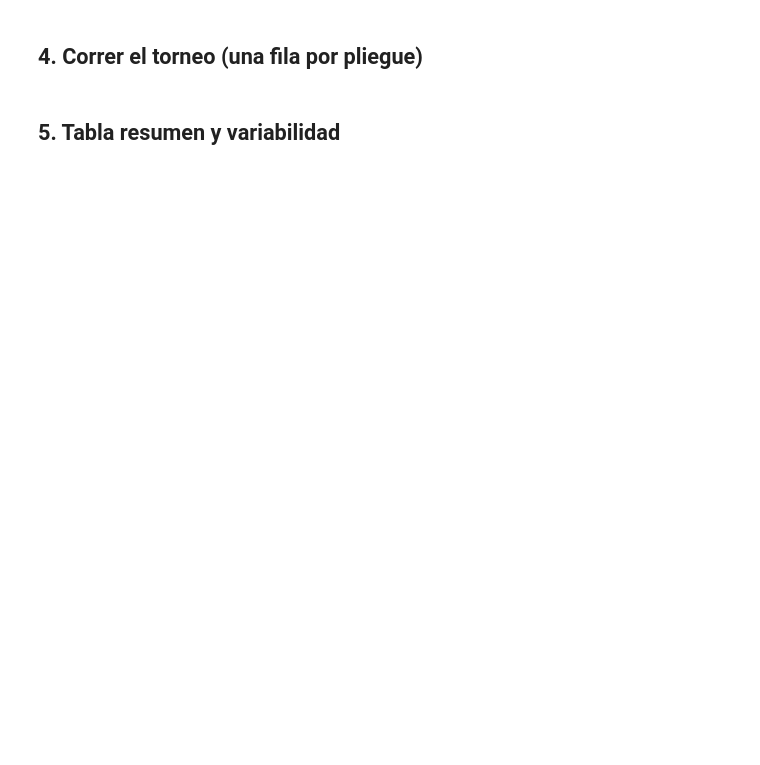
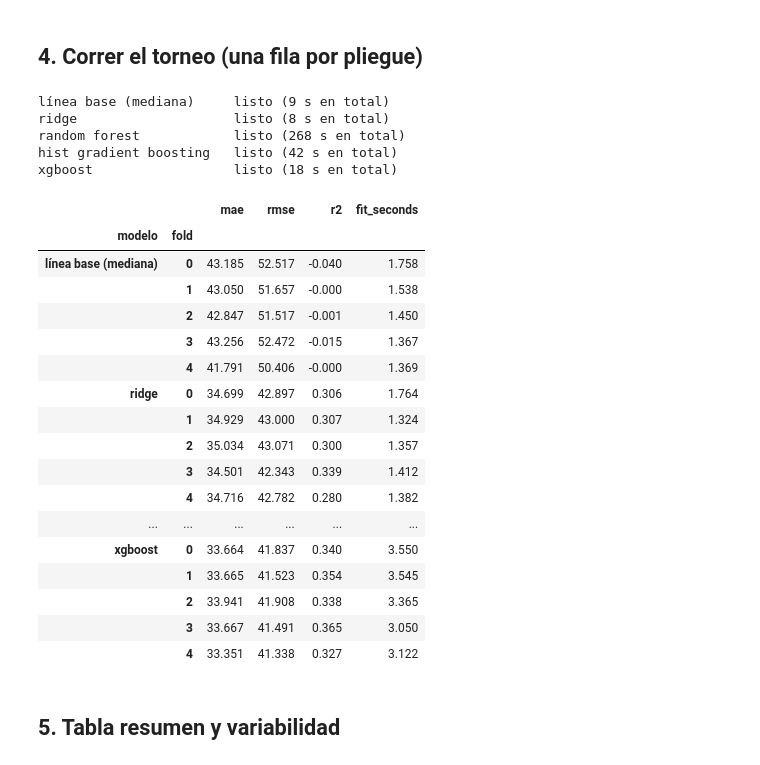
Before and after one commit to nandoossa/Proyecto_clase_grupo10, a Jupyter notebook: notebooks/05_torneo.ipynb, the cells around one changed output. Drawn from its saved outputs; the diff is of its cells as text; code cells hidden in the pictures; blank space fills up the shorter version.

```diff
--- a/notebooks/05_torneo.ipynb
+++ b/notebooks/05_torneo.ipynb
@@ -98,20 +115,46 @@ print(f"{len(candidatos)} candidatos definidos" if candidatos else "TODO: define
 # %% [markdown]
 ## 4. Correr el torneo (una fila por pliegue)
 # %%
-por_pliegue = {}   # nombre del modelo -> DataFrame con una fila por pliegue
+import time
 
-faltan = [nombre for nombre, valor in {"pliegues": pliegues, "build_pipeline": build_pipeline, "scoring": scoring,
-                                          "candidatos": candidatos}.items() if not valor]
-if faltan:
-    print("Pendiente: completa", ", ".join(faltan), "para correr el torneo.")
+por_pliegue = {}   # nombre del modelo -> DataFrame con una fila por pliegue (mae, rmse, r2, fit_seconds)
+
+if not pliegues:
+    print("Pendiente: datos y pliegues para correr el torneo.")
 else:
-    from sklearn.model_selection import cross_validate
+    for nombre, (modelo, escalar) in candidatos.items():
+        # Variables base: use_engineered=False y min_frequency 1 % (reports/04_features.md).
+        pipeline = build_pipeline(modelo, scale=escalar, use_engineered=False, min_frequency=0.01)
+        inicio = time.time()
+        por_pliegue[nombre] = evaluate_folds(pipeline, X, y, cv)
+        print(f"{nombre:24s} listo ({time.time() - inicio:,.0f} s en total)")
 
-    for nombre, modelo in candidatos.items():
-        res = cross_validate(build_pipeline(modelo), X, y, cv=pliegues, scoring=scoring, n_jobs=1, return_train_score=False)
-        por_pliegue[nombre] = pd.DataFrame({k.replace("test_", ""): v for k, v in res.items() if k.startswith("test_")})
-        por_pliegue[nombre]["segundos_de_ajuste"] = res["fit_time"]
-        print(f"{nombre:28s} listo")
+    tabla_pliegues = pd.concat(por_pliegue, names=["modelo"])
+    display(tabla_pliegues.round(3))
+# %% [output]
+línea base (mediana)     listo (9 s en total)
+ridge                    listo (8 s en total)
+random forest            listo (268 s en total)
+hist gradient boosting   listo (42 s en total)
+xgboost                  listo (18 s en total)
+|  |  | mae | rmse | r2 | fit_seconds |
+| modelo | fold |  |  |  |  |
+| línea base (mediana) | 0 | 43.185 | 52.517 | -0.040 | 1.758 |
+|  | 1 | 43.050 | 51.657 | -0.000 | 1.538 |
+|  | 2 | 42.847 | 51.517 | -0.001 | 1.450 |
+|  | 3 | 43.256 | 52.472 | -0.015 | 1.367 |
+|  | 4 | 41.791 | 50.406 | -0.000 | 1.369 |
+| ridge | 0 | 34.699 | 42.897 | 0.306 | 1.764 |
+|  | 1 | 34.929 | 43.000 | 0.307 | 1.324 |
+|  | 2 | 35.034 | 43.071 | 0.300 | 1.357 |
+|  | 3 | 34.501 | 42.343 | 0.339 | 1.412 |
+|  | 4 | 34.716 | 42.782 | 0.280 | 1.382 |
+| ... | ... | ... | ... | ... | ... |
+| xgboost | 0 | 33.664 | 41.837 | 0.340 | 3.550 |
+|  | 1 | 33.665 | 41.523 | 0.354 | 3.545 |
+|  | 2 | 33.941 | 41.908 | 0.338 | 3.365 |
+|  | 3 | 33.667 | 41.491 | 0.365 | 3.050 |
+|  | 4 | 33.351 | 41.338 | 0.327 | 3.122 |
 # %% [markdown]
 ## 5. Tabla resumen y variabilidad
 # %%
```
Also changed, not shown: parts of 14 cells of this notebook, 4 other files.
